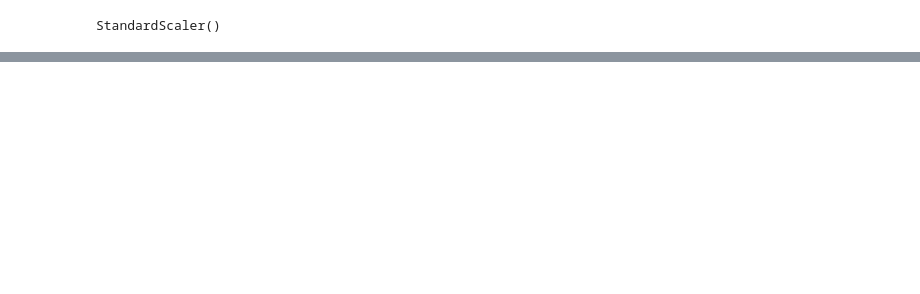
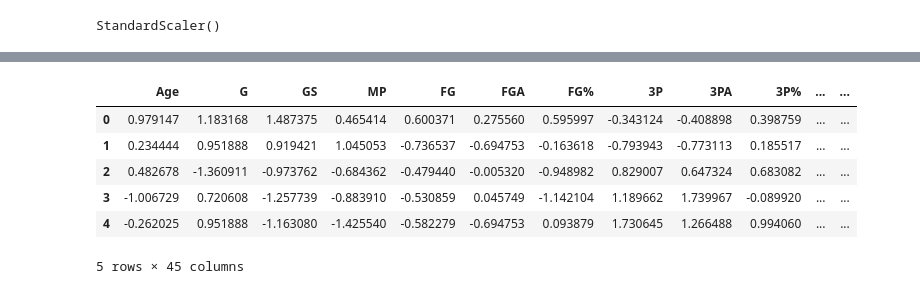
Before and after one commit to graham-ecu/NBA-Salary-Prediction, a Jupyter notebook: Pre-processing and Training Data Development.ipynb, the cells around one changed output, grey strips where cells are left out. Drawn from its saved outputs; the diff is of its cells as text; code cells hidden in the pictures; blank space fills up the shorter version.

```diff
--- a/Pre-processing and Training Data Development.ipynb
+++ b/Pre-processing and Training Data Development.ipynb
@@ -45,7 +58,7 @@ print(X_train.shape, X_test.shape, y_train.shape, y_test.shape)
 # %%
-# Initiate the scaler and fit to X_train
+# Initiate the scaler and fit to X_train_num
 scaler = StandardScaler()
-scaler = scaler.fit(X_train)
+scaler = scaler.fit(X_train_num)
 print(scaler)
 # %% [output]
 StandardScaler()
@@ -75,7 +88,7 @@ print(X_train_scaled)
 # %%
 # Transform the test data
-X_test_scaled = scaler.transform(X_test)
-X_test_scaled = pd.DataFrame(X_test_scaled, columns=X_test.columns)
-print(X_test_scaled)
+X_test_num_scaled = scaler.transform(X_test_num)
+X_test_num_scaled = pd.DataFrame(X_test_num_scaled, columns=X_test_num.columns)
+print(X_test_num_scaled)
 # %% [output]
          Age         G        GS        MP        FG       FGA       FG%  \
@@ -97,0 +111,5 @@ print(X_test_scaled)
+# %%
+# create dummy features to replace categorical features, making sure to reset the index so it matches the numerical data
+X_train_obj = pd.get_dummies(X_train_obj).reset_index(drop=True)
+X_test_obj = pd.get_dummies(X_test_obj).reset_index(drop=True)
+X_train_obj.head()
@@ -97,0 +123,13 @@ print(X_test_scaled)
+# %%
+# Concatenate the dummy features with the scaled numerical data
+X_train = pd.concat([X_train_num_scaled, X_train_obj], axis=1)
+X_test = pd.concat([X_test_num_scaled, X_test_obj], axis=1)
+X_train.head()
+# %% [output]
+|  | Age | G | GS | MP | FG | FGA | FG% | 3P | 3PA | 3P% | ... | ... |
+| 0 | 0.979147 | 1.183168 | 1.487375 | 0.465414 | 0.600371 | 0.275560 | 0.595997 | -0.343124 | -0.408898 | 0.398759 | ... | ... |
+| 1 | 0.234444 | 0.951888 | 0.919421 | 1.045053 | -0.736537 | -0.694753 | -0.163618 | -0.793943 | -0.773113 | 0.185517 | ... | ... |
+| 2 | 0.482678 | -1.360911 | -0.973762 | -0.684362 | -0.479440 | -0.005320 | -0.948982 | 0.829007 | 0.647324 | 0.683082 | ... | ... |
+| 3 | -1.006729 | 0.720608 | -1.257739 | -0.883910 | -0.530859 | 0.045749 | -1.142104 | 1.189662 | 1.739967 | -0.089920 | ... | ... |
+| 4 | -0.262025 | 0.951888 | -1.163080 | -1.425540 | -0.582279 | -0.694753 | 0.093879 | 1.730645 | 1.266488 | 0.994060 | ... | ... |
+5 rows × 45 columns
```
Also changed, not shown: parts of 9 cells of this notebook.
